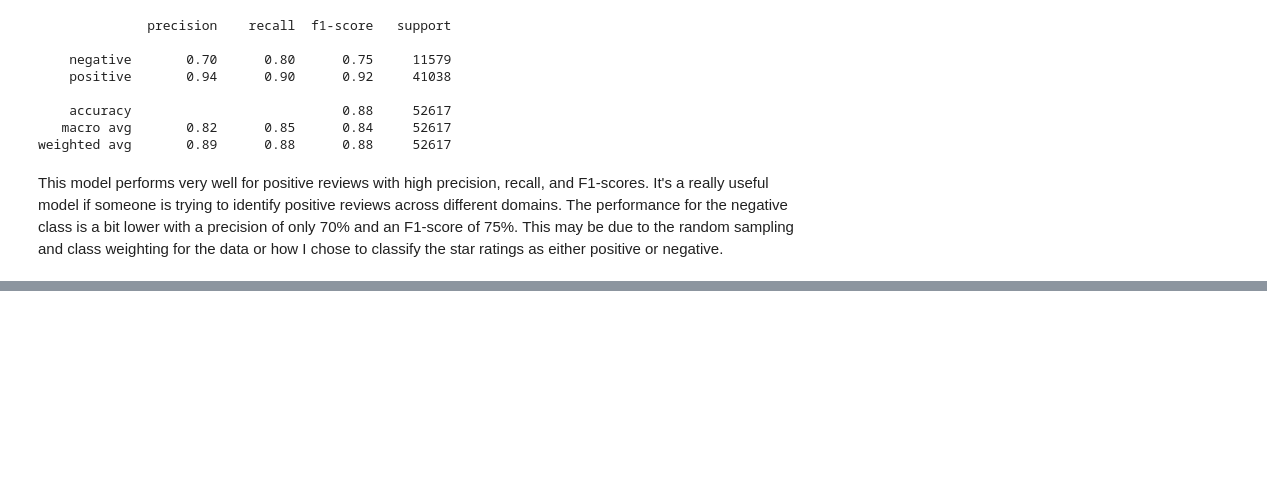
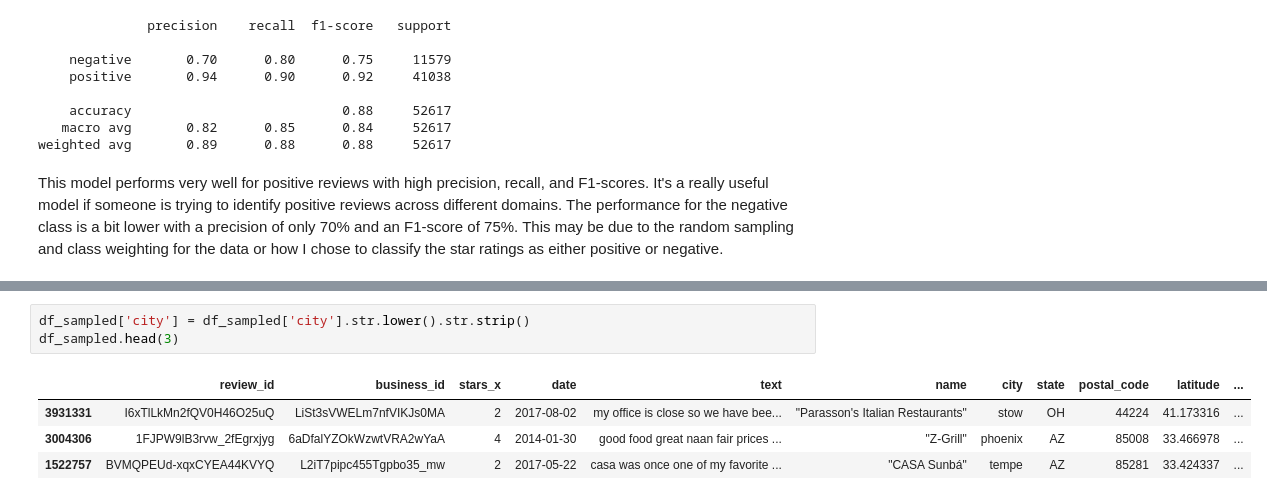
Before and after one commit to ngo610/INFO498_FinalProject_Group8, a Jupyter notebook: final-ngo610.ipynb, the cells around one changed output, grey strips where cells are left out. Saved outputs shown, nothing was run; the diff lists cells and outputs as text; blank space fills up the shorter version.

```diff
--- a/final-ngo610.ipynb
+++ b/final-ngo610.ipynb
@@ -440,0 +463,8 @@ This model performs very well for positive reviews with high precision, recall,
+# %%
+df_sampled['city'] = df_sampled['city'].str.lower().str.strip()
+df_sampled.head(3)
+# %% [output]
+|  | review_id | business_id | stars_x | date | text | name | city | state | postal_code | latitude | ... |
+| 3931331 | I6xTlLkMn2fQV0H46O25uQ | LiSt3sVWELm7nfVIKJs0MA | 2 | 2017-08-02 | my office is close so we have bee... | "Parasson's Italian Restaurants" | stow | OH | 44224 | 41.173316 | ... |
+| 3004306 | 1FJPW9lB3rvw_2fEgrxjyg | 6aDfalYZOkWzwtVRA2wYaA | 4 | 2014-01-30 | good food great naan fair prices ... | "Z-Grill" | phoenix | AZ | 85008 | 33.466978 | ... |
+| 1522757 | BVMQPEUd-xqxCYEA44KVYQ | L2iT7pipc455Tgpbo35_mw | 2 | 2017-05-22 | casa was once one of my favorite ... | "CASA Sunbá" | tempe | AZ | 85281 | 33.424337 | ... |
```
Also changed, not shown: parts of 6 cells of this notebook.
